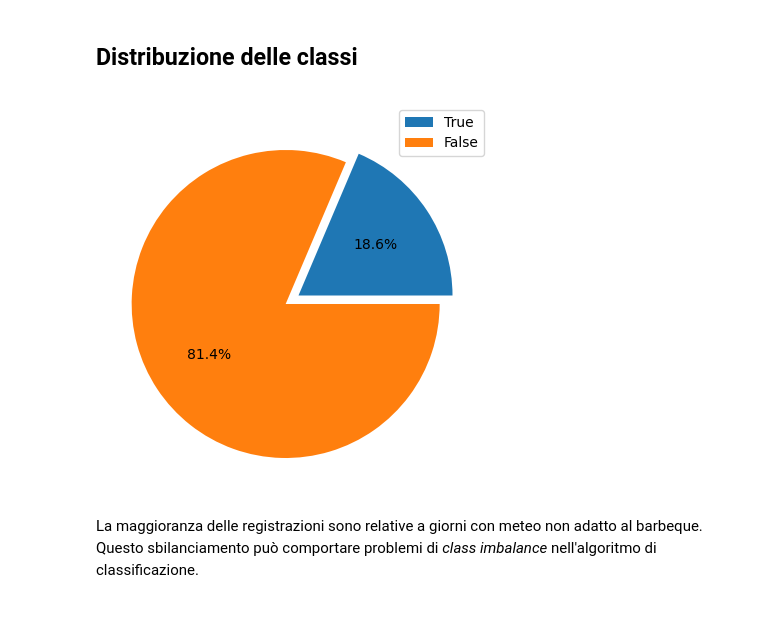
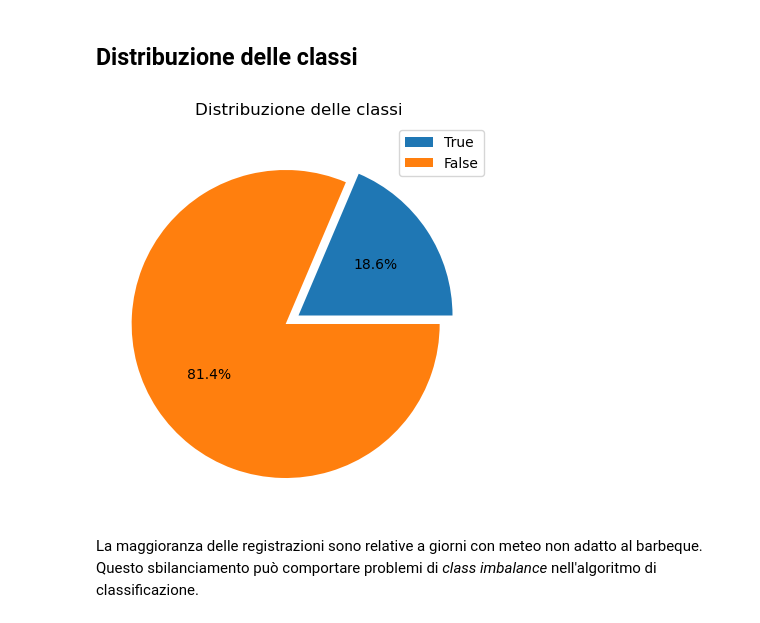
Before and after one commit to aka-buccia/progetto-statistica, a Jupyter notebook: reports/report.ipynb, the cells around one changed output. Drawn from its saved outputs; the diff is of its cells as text; code cells hidden in the pictures.

```diff
--- a/reports/report.ipynb
+++ b/reports/report.ipynb
@@ -317,13 +318,14 @@ La distribuzione delle registrazioni sui vari mesi è sostanzialmente bilanciata
 # %%
 #Percentuale di record con meteo per bbq
 plt.figure(figsize = (5,5))
 plt.pie(df["BBQ"].value_counts().sort_index()[::-1],
         explode=[0, 0.1],
         autopct='%.1f%%')
 plt.legend(["True", "False"]);
+plt.title("Distribuzione delle classi")
 plt.show()
 # %% [output]
-[figure, old version]
+[figure, new version]
 # %% [markdown]
 La maggioranza delle registrazioni sono relative a giorni con meteo non adatto al barbeque. Questo sbilanciamento può comportare problemi di *class imbalance* nell'algoritmo di classificazione.
 # %% [markdown]
```
Also changed, not shown: parts of 11 cells of this notebook, 1 other file.
